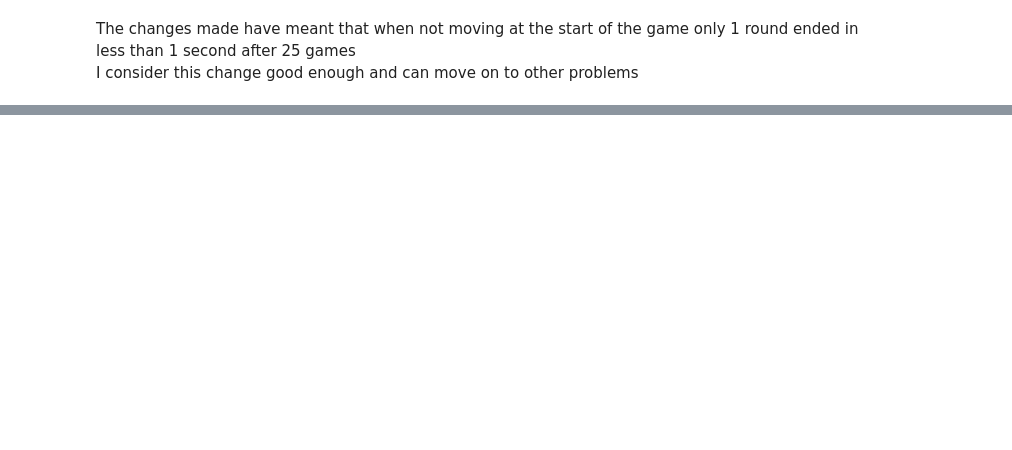
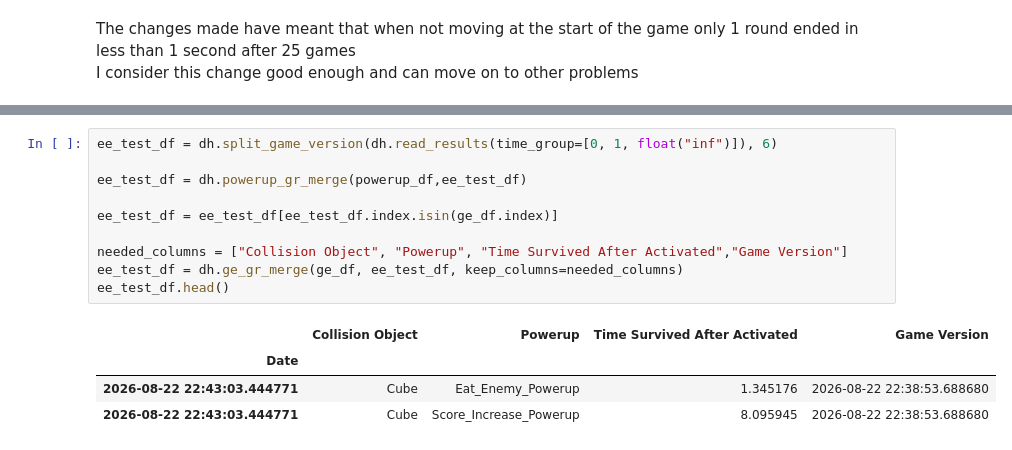
Before and after one commit to JonathanHinchliffe/CubeGame, a Jupyter notebook: Data-Informed-Design.ipynb, the cells around one changed output, grey strips where cells are left out. Cells and saved outputs as stored; diff of their text form; blank space fills up the shorter version.

Commit message:
eat-enemy-powerup bug visible through data

```diff
--- a/Data-Informed-Design.ipynb
+++ b/Data-Informed-Design.ipynb
@@ -180,0 +196,15 @@ Then I can try and repeat the bug of dying to an enemy while the powerup is acti
+# %%
+ee_test_df = dh.split_game_version(dh.read_results(time_group=[0, 1, float("inf")]), 6)
+
+ee_test_df = dh.powerup_gr_merge(powerup_df,ee_test_df)
+
+ee_test_df = ee_test_df[ee_test_df.index.isin(ge_df.index)]
+
+needed_columns = ["Collision Object", "Powerup", "Time Survived After Activated","Game Version"]
+ee_test_df = dh.ge_gr_merge(ge_df, ee_test_df, keep_columns=needed_columns)
+ee_test_df.head()
+# %% [output]
+|  | Collision Object | Powerup | Time Survived After Activated | Game Version |
+| Date |  |  |  |  |
+| 2026-08-22 22:43:03.444771 | Cube | Eat_Enemy_Powerup | 1.345176 | 2026-08-22 22:38:53.688680 |
+| 2026-08-22 22:43:03.444771 | Cube | Score_Increase_Powerup | 8.095945 | 2026-08-22 22:38:53.688680 |
```
Also changed, not shown: parts of 10 cells of this notebook, 7 other files.
